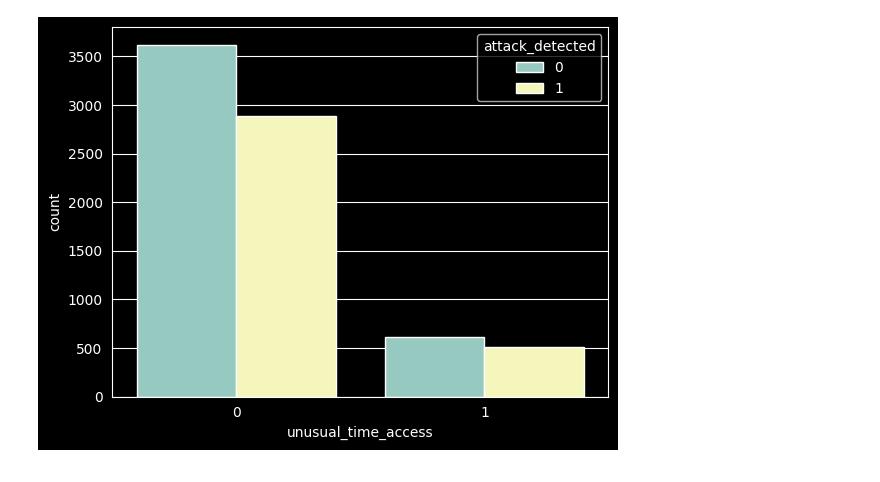
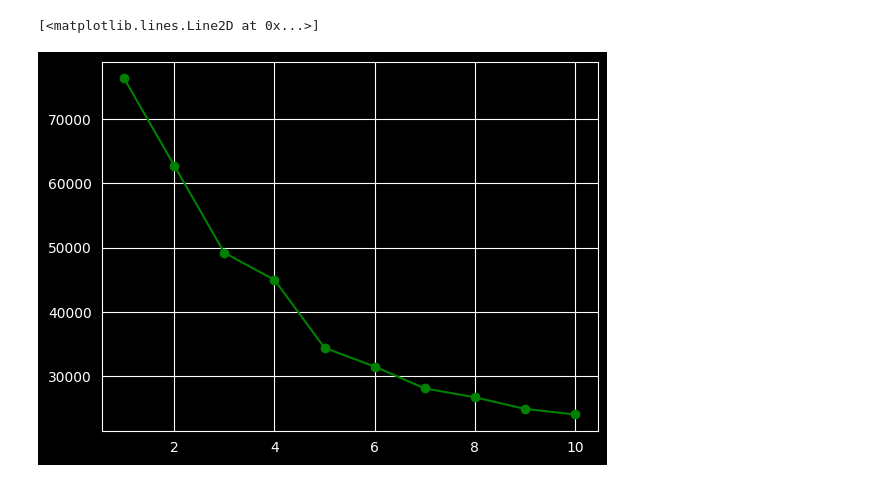
Before and after one commit to Gravityfall2/data-mining-python-esgi, a Jupyter notebook: TP4_PILLOY--GOMES_ALLEN_2A4.ipynb, the cells around one changed output. Cells and saved outputs as stored; diff of their text form; code cells hidden in the pictures.

```diff
--- a/TP4_PILLOY--GOMES_ALLEN_2A4.ipynb
+++ b/TP4_PILLOY--GOMES_ALLEN_2A4.ipynb
@@ -110,5 +70,0 @@ plt.show()
-# %%
-sns.countplot(data=X_train , x='unusual_time_access', hue=y_train)
-plt.show()
-# %% [output]
-[figure, removed]
@@ -116,0 +71,19 @@ plt.show()
+# %%
+features = df_cleaned[['session_duration', 'login_attempts', 'failed_logins', 'is_AES', 'is_DES', 'used_ICMP', 'used_TCP', 'used_UDP']]
+
+scaler = StandardScaler()
+scaled_features = scaler.fit_transform(features)
+
+inertias = []
+
+k_range = range(1, 11)
+
+for k in k_range:
+    kmeans = KMeans(n_clusters=k, random_state=42)
+    kmeans.fit(scaled_features)
+    inertias.append(kmeans.inertia_)
+
+plt.plot(k_range, inertias, marker='o', color='green')
+# %% [output]
+[<matplotlib.lines.Line2D at 0x...>]
+[figure, added]
```
Also changed, not shown: parts of 21 cells of this notebook, 1 other file.
